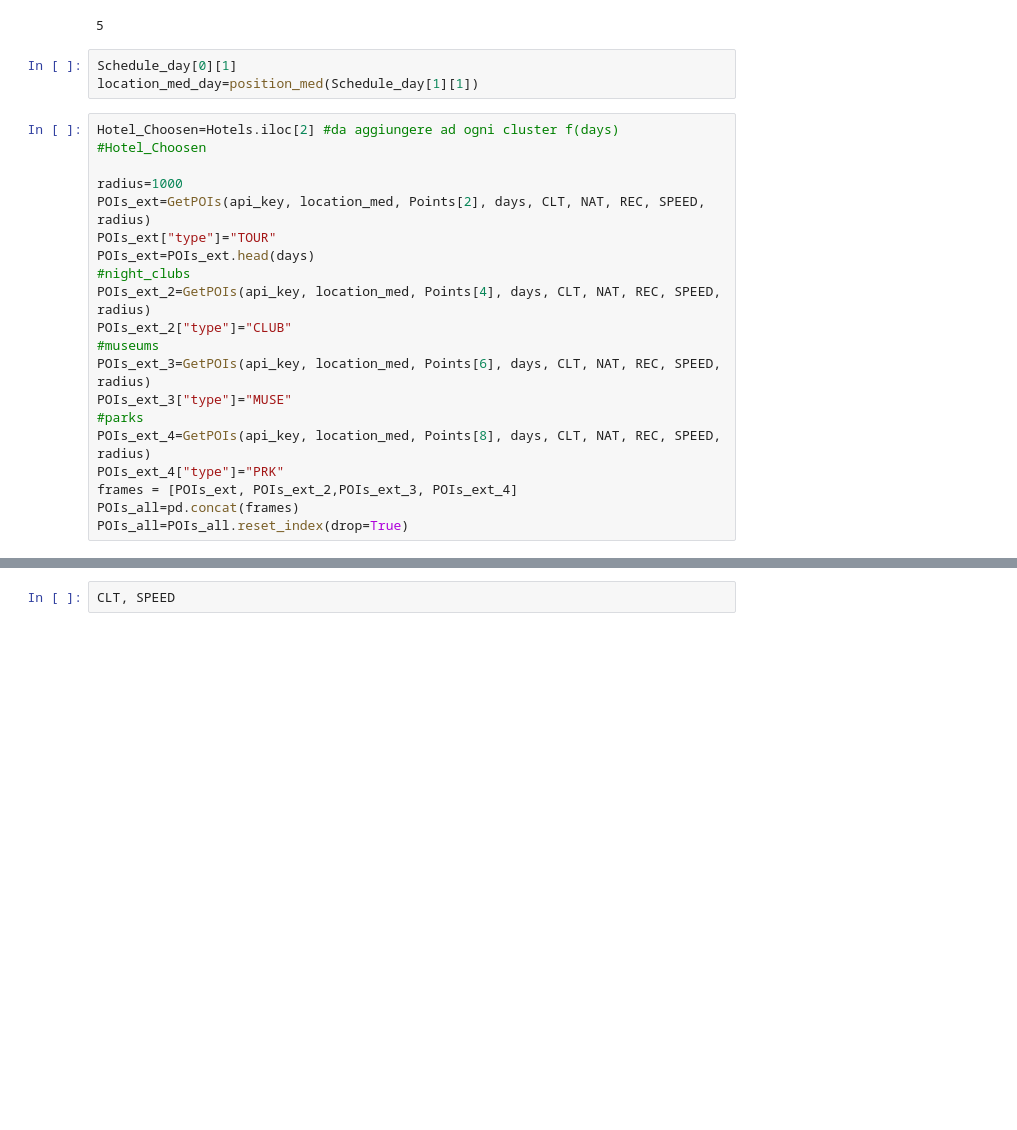
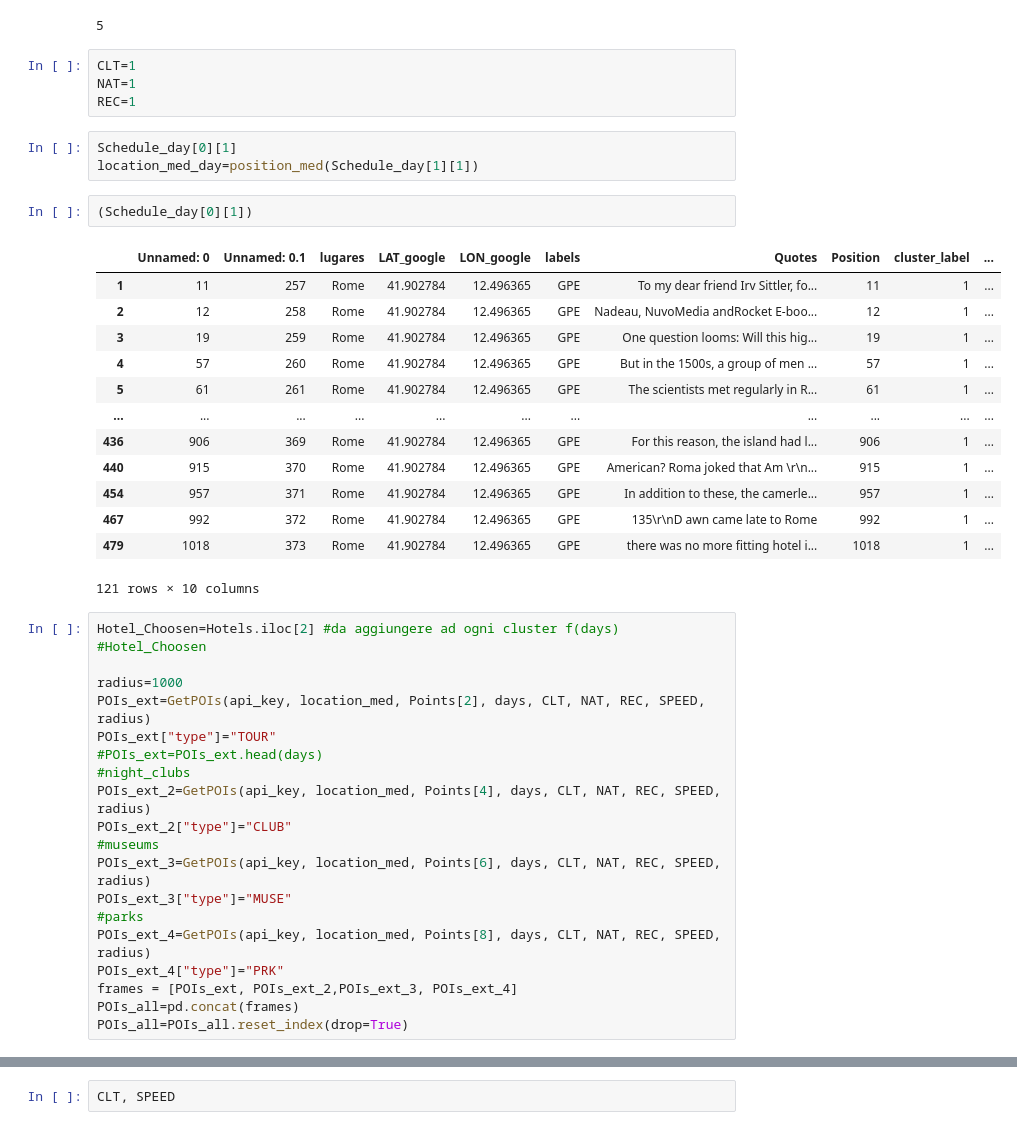
Before and after one commit to pjwork00/ProjectWork, a Jupyter notebook: back-end-python/src/Path_time_API.ipynb, the cells around one changed output, grey strips where cells are left out. Cells and saved outputs as stored; diff of their text form; blank space fills up the shorter version.

```diff
--- a/back-end-python/src/Path_time_API.ipynb
+++ b/back-end-python/src/Path_time_API.ipynb
@@ -436,9 +439,29 @@ Schedule_day=divide_days(df,days) #Cluster days
 len(Schedule_day)
 # %% [output]
 5
+# %%
+CLT=1
+NAT=1
+REC=1
 # %%
 Schedule_day[0][1]
 location_med_day=position_med(Schedule_day[1][1])
+# %%
+(Schedule_day[0][1])
+# %% [output]
+|  | Unnamed: 0 | Unnamed: 0.1 | lugares | LAT_google | LON_google | labels | Quotes | Position | cluster_label | ... |
+| 1 | 11 | 257 | Rome | 41.902784 | 12.496365 | GPE | To my dear friend Irv Sittler, fo... | 11 | 1 | ... |
+| 2 | 12 | 258 | Rome | 41.902784 | 12.496365 | GPE | Nadeau, NuvoMedia andRocket E-boo... | 12 | 1 | ... |
+| 3 | 19 | 259 | Rome | 41.902784 | 12.496365 | GPE | One question looms: Will this hig... | 19 | 1 | ... |
+| 4 | 57 | 260 | Rome | 41.902784 | 12.496365 | GPE | But in the 1500s, a group of men ... | 57 | 1 | ... |
+| 5 | 61 | 261 | Rome | 41.902784 | 12.496365 | GPE | The scientists met regularly in R... | 61 | 1 | ... |
+| ... | ... | ... | ... | ... | ... | ... | ... | ... | ... | ... |
+| 436 | 906 | 369 | Rome | 41.902784 | 12.496365 | GPE | For this reason, the island had l... | 906 | 1 | ... |
+| 440 | 915 | 370 | Rome | 41.902784 | 12.496365 | GPE | American? Roma joked that Am \r\n... | 915 | 1 | ... |
+| 454 | 957 | 371 | Rome | 41.902784 | 12.496365 | GPE | In addition to these, the camerle... | 957 | 1 | ... |
+| 467 | 992 | 372 | Rome | 41.902784 | 12.496365 | GPE | 135\r\nD awn came late to Rome | 992 | 1 | ... |
+| 479 | 1018 | 373 | Rome | 41.902784 | 12.496365 | GPE | there was no more fitting hotel i... | 1018 | 1 | ... |
+121 rows × 10 columns
 # %%
 Hotel_Choosen=Hotels.iloc[2] #da aggiungere ad ogni cluster f(days)
 #Hotel_Choosen
@@ -446,7 +469,7 @@ Hotel_Choosen=Hotels.iloc[2] #da aggiungere ad ogni cluster f(days)
 radius=1000
 POIs_ext=GetPOIs(api_key, location_med, Points[2], days, CLT, NAT, REC, SPEED, radius)
 POIs_ext["type"]="TOUR"
-POIs_ext=POIs_ext.head(days)
+#POIs_ext=POIs_ext.head(days)
 #night_clubs
 POIs_ext_2=GetPOIs(api_key, location_med, Points[4], days, CLT, NAT, REC, SPEED, radius)
 POIs_ext_2["type"]="CLUB"
```
Also changed, not shown: parts of 8 cells of this notebook, 42 other files.
